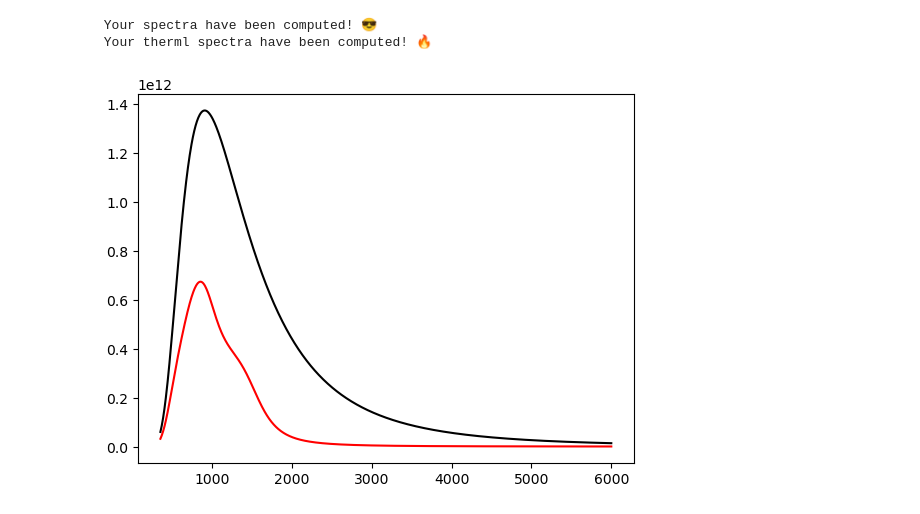
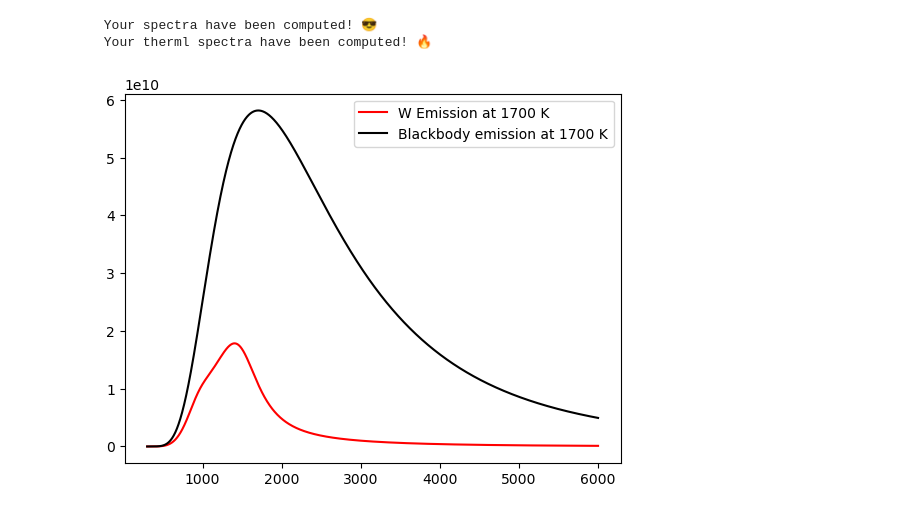
Before and after one commit to FoleyLab/wptherml, a Jupyter notebook: examples/CIE_Example.ipynb, the cells around one changed output. Cells and saved outputs as stored; diff of their text form; code cells hidden in the pictures.

```diff
--- a/examples/CIE_Example.ipynb
+++ b/examples/CIE_Example.ipynb
@@ -1,25 +36,27 @@
 # %%
 import wptherml
 from matplotlib import pyplot as plt
 import numpy as np
 
-test_args = {
-    "wavelength_list": [350e-9, 6000e-9, 1000],
+# create a tungsten incandescent object at 1700 K
+tungsten_values = {
+    "wavelength_list": [300e-9, 6000e-9, 2000],
     "Material_List": ["Air",  "W", "Air"],
     "Thickness_List": [0, 900e-9, 0],
-    "temperature": 3200,
+    "temperature": 1700,
     "therml": True
 }
 
 
 sf = wptherml.SpectrumFactory()
-test = sf.spectrum_factory('Tmm', test_args)
+w = sf.spectrum_factory('Tmm', tungsten_values)
 
 
-plt.plot(test.wavelength_array * 1e9, test.thermal_emission_array, 'red')
-plt.plot(test.wavelength_array * 1e9, test.blackbody_spectrum, 'black')
+plt.plot(w.wavelength_array * 1e9, w.thermal_emission_array, 'red', label="W Emission at 1700 K")
+plt.plot(w.wavelength_array * 1e9, w.blackbody_spectrum, 'black', label="Blackbody emission at 1700 K")
+plt.legend()
 plt.show()
 # %% [output]
  Your spectra have been computed! 😎
  Your therml spectra have been computed! 🔥
-[figure, old version]
+[figure, new version]
```
Also changed, not shown: parts of 14 cells of this notebook, 1 other file.
